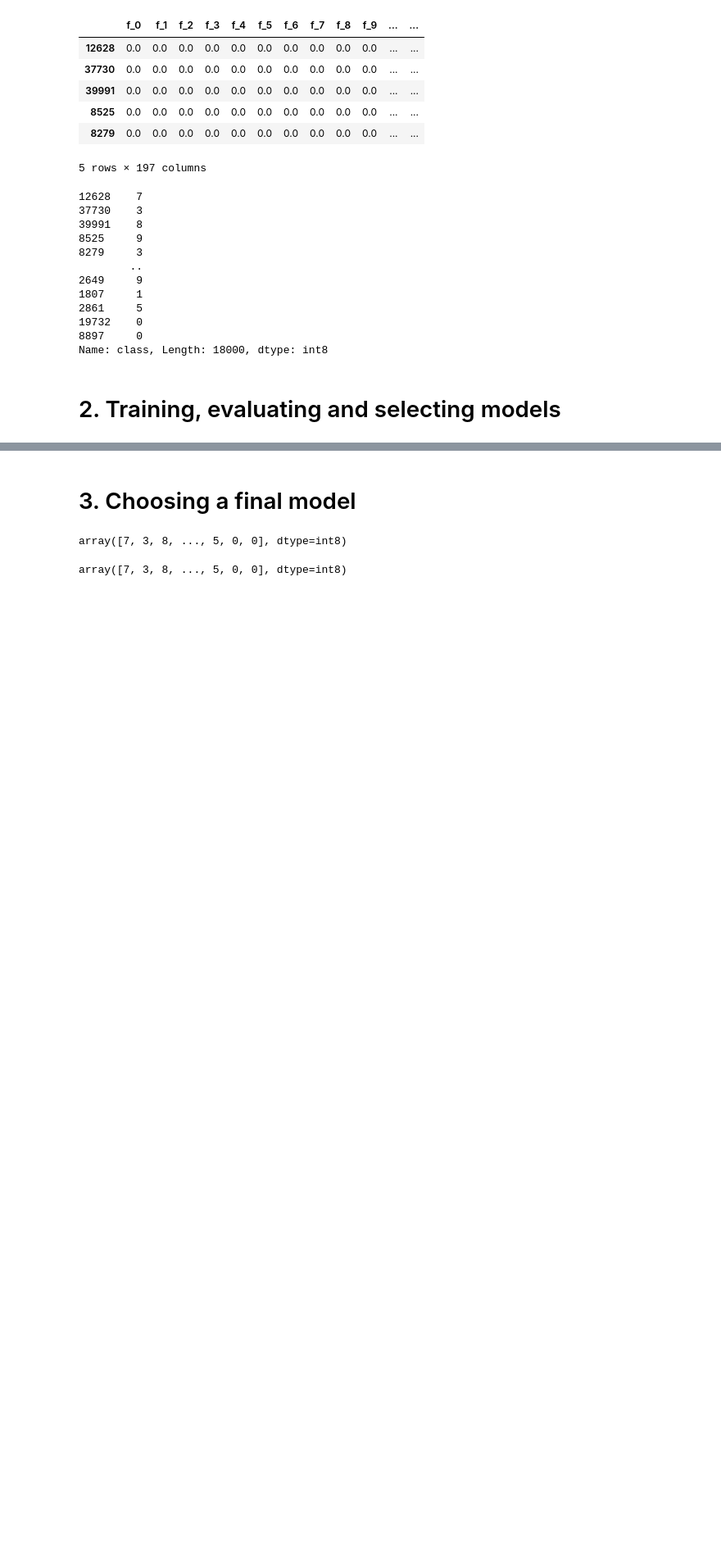
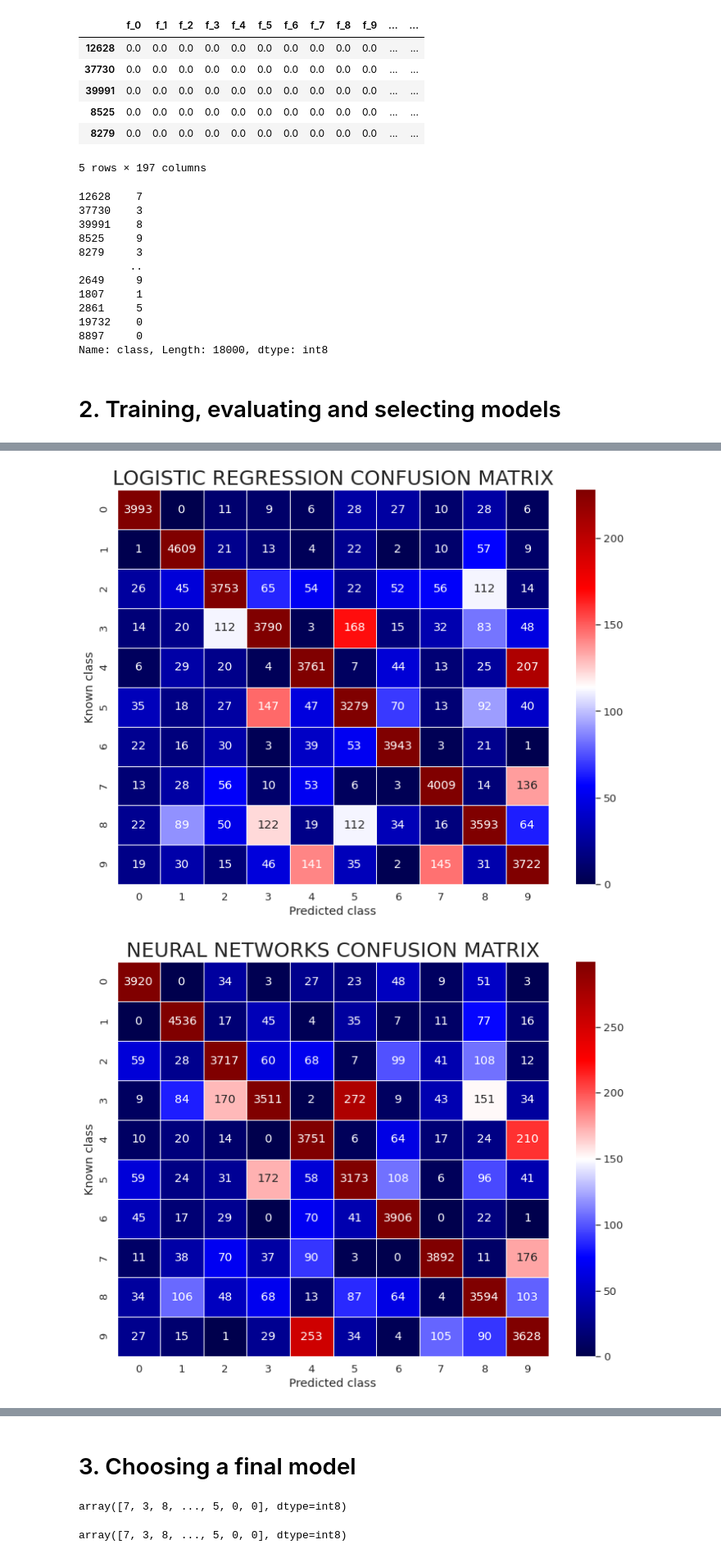
Before and after one commit to Giatroo/MAC0460-EP4, a Jupyter notebook: ep04.ipynb, the cells around one changed output, grey strips where cells are left out. Shown: that part at 82% size. Drawn from its saved outputs; the diff is of its cells as text; code cells hidden in the pictures; blank space fills up the shorter version.

```diff
--- a/ep04.ipynb
+++ b/ep04.ipynb
@@ -267,0 +310,7 @@ def get_errors_df(estimators, X_test, y_test):
+# %%
+print_confusion_matrix(log_reg_gs.best_estimator_.predict(X_train), y_train, 'logistic regression')
+print_confusion_matrix(nn_gs.best_estimator_.predict(X_train), y_train, 'neural networks')
+print_confusion_matrix(svc_gs.best_estimator_.predict(X_train), y_train, 'svm')
+# %% [output]
+[figure, added]
+[figure, added]
```
Also changed, not shown: parts of 25 cells of this notebook.
